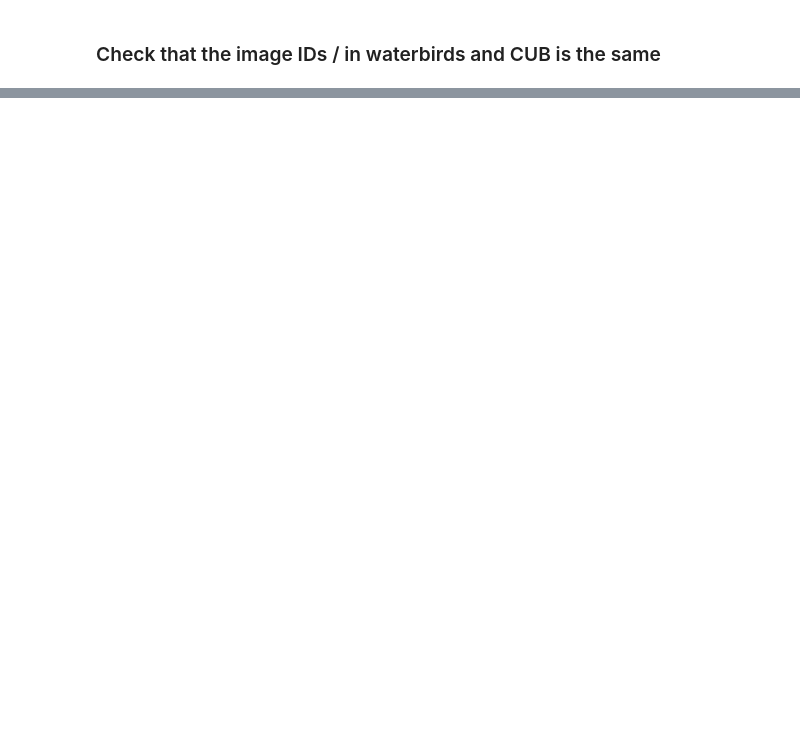
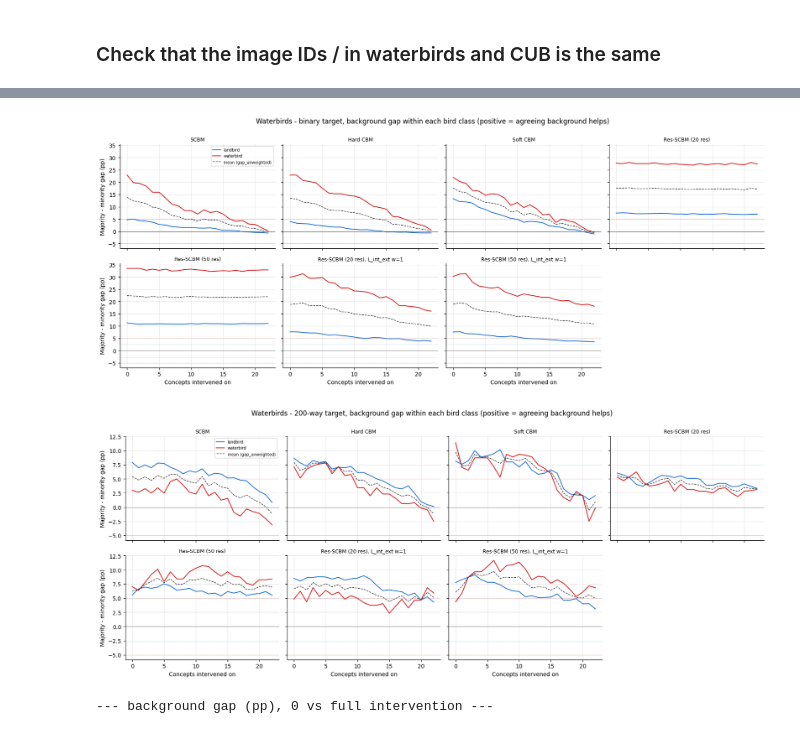
Before and after one commit to stephenmarcou/SCBM_implementation, a Jupyter notebook: waterbirds_analysis.ipynb, the cells around one changed output, grey strips where cells are left out. Drawn from its saved outputs; the diff is of its cells as text; code cells hidden in the pictures; blank space fills up the shorter version.

```diff
--- a/waterbirds_analysis.ipynb
+++ b/waterbirds_analysis.ipynb
@@ -118,0 +933,80 @@ for img_id, info in cub_annotations.items():
+# %%
+# ---- Majority - minority gap within each bird class ----
+# The pairing matters. The contrast has to hold the *bird* fixed and swap the background:
+#     landbird   land  - water      (majority - minority)
+#     waterbird  water - land       (majority - minority)
+# Differencing two cells that share a background instead (landbird/land - waterbird/land) swaps
+# the label as well, so it measures the landbird prior -- landbirds are 78% of the test set --
+# rather than background reliance, and stays large for a model that ignores the background.
+#
+# The mean of the two lines is the gap_unweighted already plotted above; they are drawn
+# separately because they differ by a factor of three to five. The background is the model's main
+# evidence for the rarer waterbird class and near-redundant for landbirds, so an average over the
+# two understates the effect exactly where it is worst.
+#
+# Dotted horizontal lines mark the 95% noise band on each difference (+-2.7pp landbird,
+# +-5.0pp waterbird, at cell accuracies of ~0.7): the waterbird cells hold 642 samples each, so a
+# gap has to clear ~5pp before it means anything. Several 200-way gaps do not.
+PAIRS = {"landbird": ("landbird / land", "landbird / water"),
+         "waterbird": ("waterbird / water", "waterbird / land")}
+PAIR_COLORS = {"landbird": "#2a78d6", "waterbird": "#d62728"}
+
+
+def gap_by_class(curve):
+    """n_intervened x {landbird, waterbird, mean}: background gap in percentage points."""
+    wide = curve.pivot_table(index="n_intervened", columns="group", values="y_acc")
+    out = pd.DataFrame({k: wide[maj] - wide[mino] for k, (maj, mino) in PAIRS.items()})
+    out["mean"] = out[list(PAIRS)].mean(axis=1)
+    return out
+
+
+# Half-width of the 95% interval on a difference of two independent cell accuracies of ~0.7.
+cell_n = group_curves.drop_duplicates("group").set_index("group")["size"]
+NOISE = {k: 100 * 1.96 * (0.7 * 0.3 * (1 / cell_n[maj] + 1 / cell_n[mino])) ** 0.5
+         for k, (maj, mino) in PAIRS.items()}
+
+for target in ["binary", "200-way"]:
+    sub = group_curves[group_curves["target"] == target]
+    labels = list(dict.fromkeys(sub["label"]))
+    if not labels:
+        continue
+    ncols = min(4, len(labels))
+    nrows = -(-len(labels) // ncols)
+    fig, axes = plt.subplots(nrows, ncols, figsize=(4.2 * ncols, 3.4 * nrows),
+                             squeeze=False, sharex=True, sharey=True)
+    for ax, label in zip(axes.ravel(), labels):
+        gaps = gap_by_class(sub[sub["label"] == label])
+        for k in PAIRS:
+            ax.plot(gaps.index, gaps[k], color=PAIR_COLORS[k], label=k)
+            for sign in (1, -1):
+                ax.axhline(sign * NOISE[k], color=PAIR_COLORS[k], lw=0.6, ls=":", alpha=0.5)
+        ax.plot(gaps.index, gaps["mean"], color="0.2", ls="--", lw=1, label="mean (gap_unweighted)")
+        ax.axhline(0, color="0.4", lw=0.8)
+        ax.set_title(label, fontsize=9)
+        ax.grid(True, alpha=0.3)
+        for side in ("top", "right"):
+            ax.spines[side].set_visible(False)
+    for ax in axes.ravel()[len(labels):]:
+        ax.set_visible(False)
+    axes[0, 0].legend(fontsize=7)
+    for ax in axes[-1]:
+        ax.set_xlabel("Concepts intervened on")
+    for ax in axes[:, 0]:
+        ax.set_ylabel("Majority - minority gap (pp)")
+    fig.suptitle(f"Waterbirds - {target} target, background gap within each bird class "
+                 f"(positive = agreeing background helps)", y=1.0)
+    fig.tight_layout()
+    plt.show()
+
+print("--- background gap (pp), 0 vs full intervention ---")
+rows = []
+for (target, label), g in group_curves.groupby(["target", "label"]):
+    gaps = gap_by_class(g)
+    lo, hi = gaps.index.min(), gaps.index.max()
+    rows.append({"target": target, "label": label,
+                 **{f"{k} @{n}": gaps.loc[n, k] for k in list(PAIRS) + ["mean"] for n in (lo, hi)}})
+display(pd.DataFrame(rows).set_index(["target", "label"]).round(1))
+# %% [output]
+[figure, added]
+[figure, added]
+--- background gap (pp), 0 vs full intervention ---
```
Also changed, not shown: parts of 20 cells of this notebook, 11 other files.
